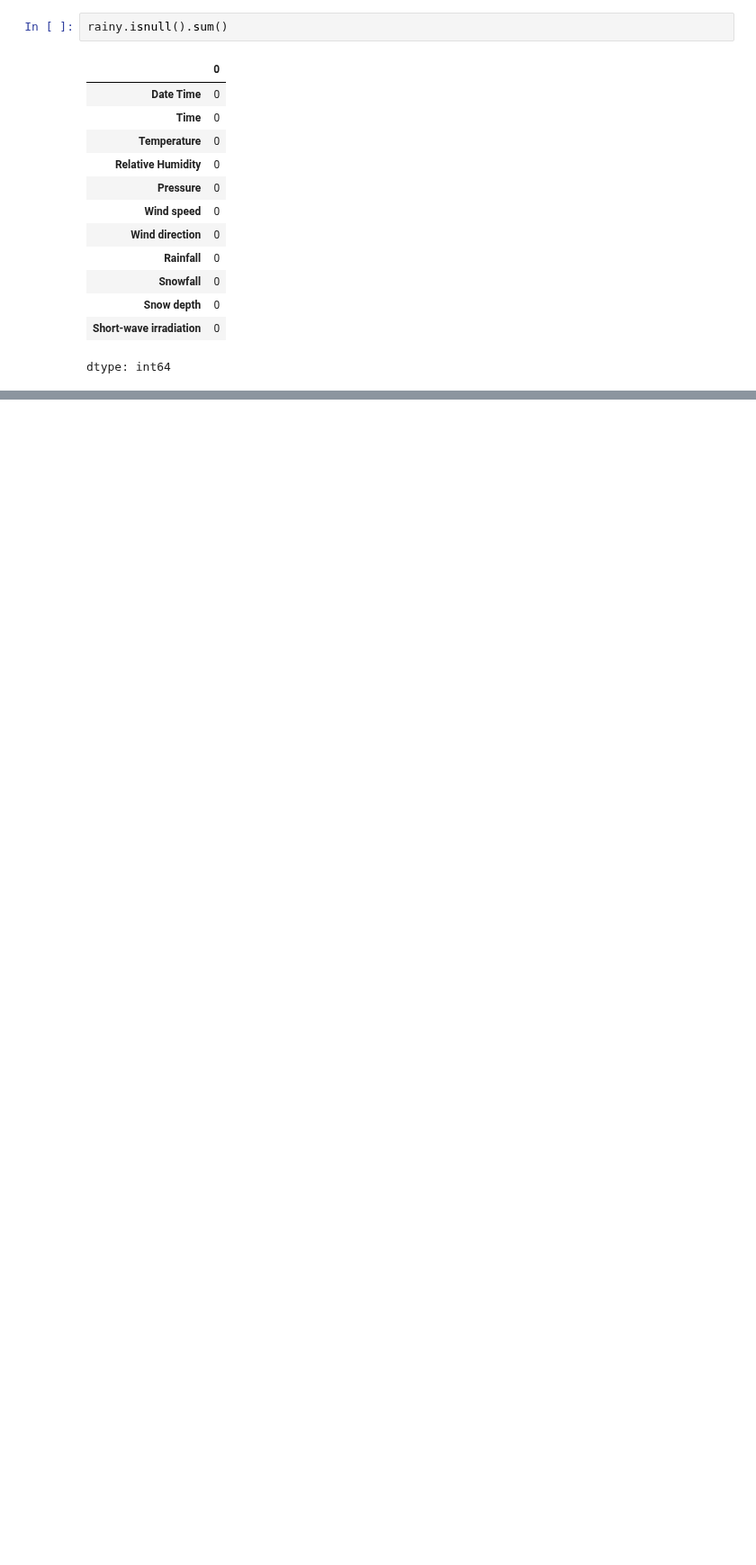
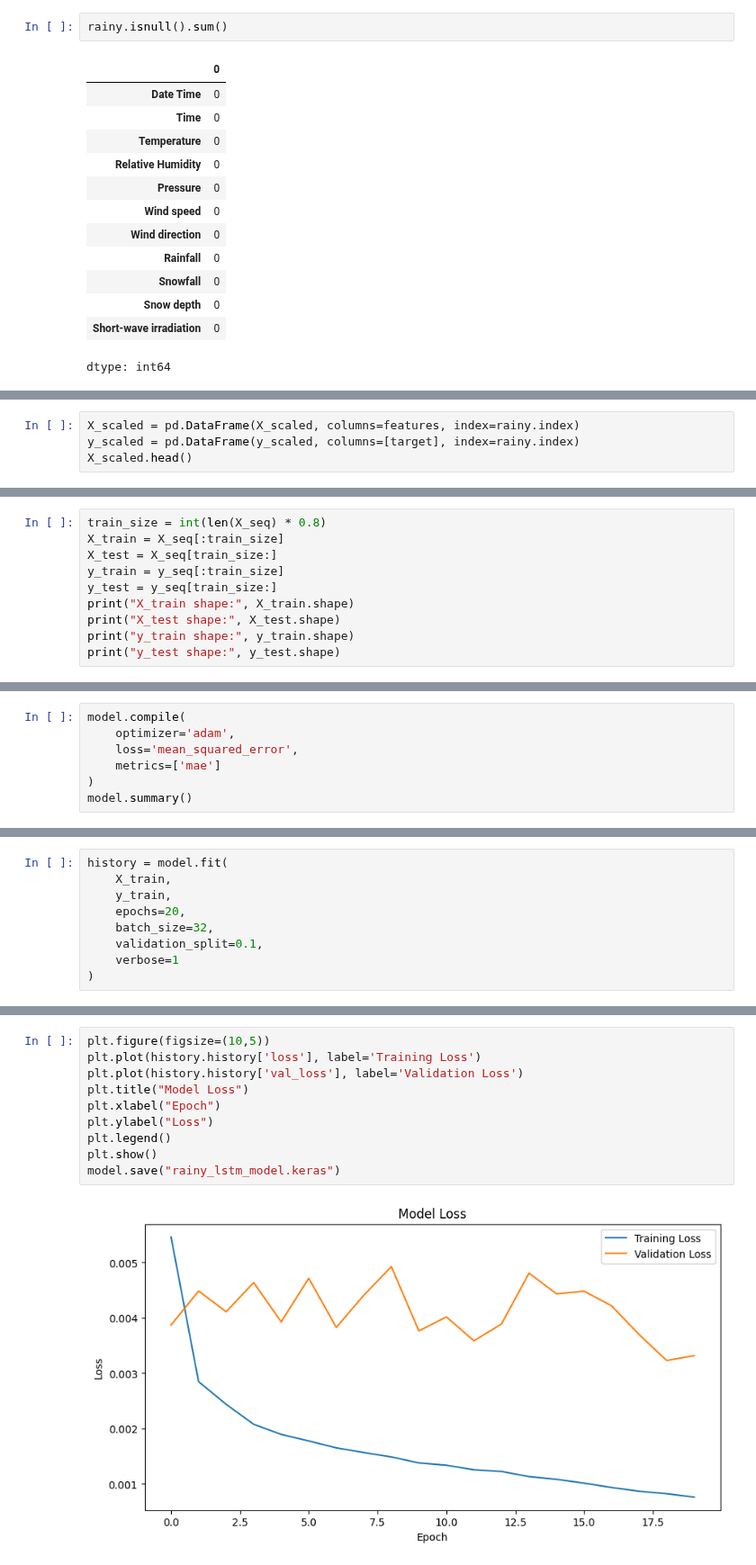
Before and after one commit to jayanth-talasri/Solar-irradiance-forecasting-using-deep-Learning-model-LSTM-, a Jupyter notebook: solar_forecasting.ipynb, the cells around one changed output, grey strips where cells are left out. Shown at 90% size. Saved outputs shown, nothing was run; the diff lists cells and outputs as text; blank space fills up the shorter version.

```diff
--- a/solar_forecasting.ipynb
+++ b/solar_forecasting.ipynb
@@ -726,0 +820,4 @@ dtype: int64
+# %%
+X_scaled = pd.DataFrame(X_scaled, columns=features, index=rainy.index)
+y_scaled = pd.DataFrame(y_scaled, columns=[target], index=rainy.index)
+X_scaled.head()
@@ -726,0 +855,10 @@ dtype: int64
+# %%
+train_size = int(len(X_seq) * 0.8)
+X_train = X_seq[:train_size]
+X_test = X_seq[train_size:]
+y_train = y_seq[:train_size]
+y_test = y_seq[train_size:]
+print("X_train shape:", X_train.shape)
+print("X_test shape:", X_test.shape)
+print("y_train shape:", y_train.shape)
+print("y_test shape:", y_test.shape)
@@ -726,0 +895,7 @@ dtype: int64
+# %%
+model.compile(
+    optimizer='adam',
+    loss='mean_squared_error',
+    metrics=['mae']
+)
+model.summary()
@@ -726,0 +922,9 @@ dtype: int64
+# %%
+history = model.fit(
+    X_train,
+    y_train,
+    epochs=20,
+    batch_size=32,
+    validation_split=0.1,
+    verbose=1
+)
@@ -726,0 +949,12 @@ dtype: int64
+# %%
+plt.figure(figsize=(10,5))
+plt.plot(history.history['loss'], label='Training Loss')
+plt.plot(history.history['val_loss'], label='Validation Loss')
+plt.title("Model Loss")
+plt.xlabel("Epoch")
+plt.ylabel("Loss")
+plt.legend()
+plt.show()
+model.save("rainy_lstm_model.keras")
+# %% [output]
+[figure, added]
```
Also changed, not shown: parts of 66 cells of this notebook.
